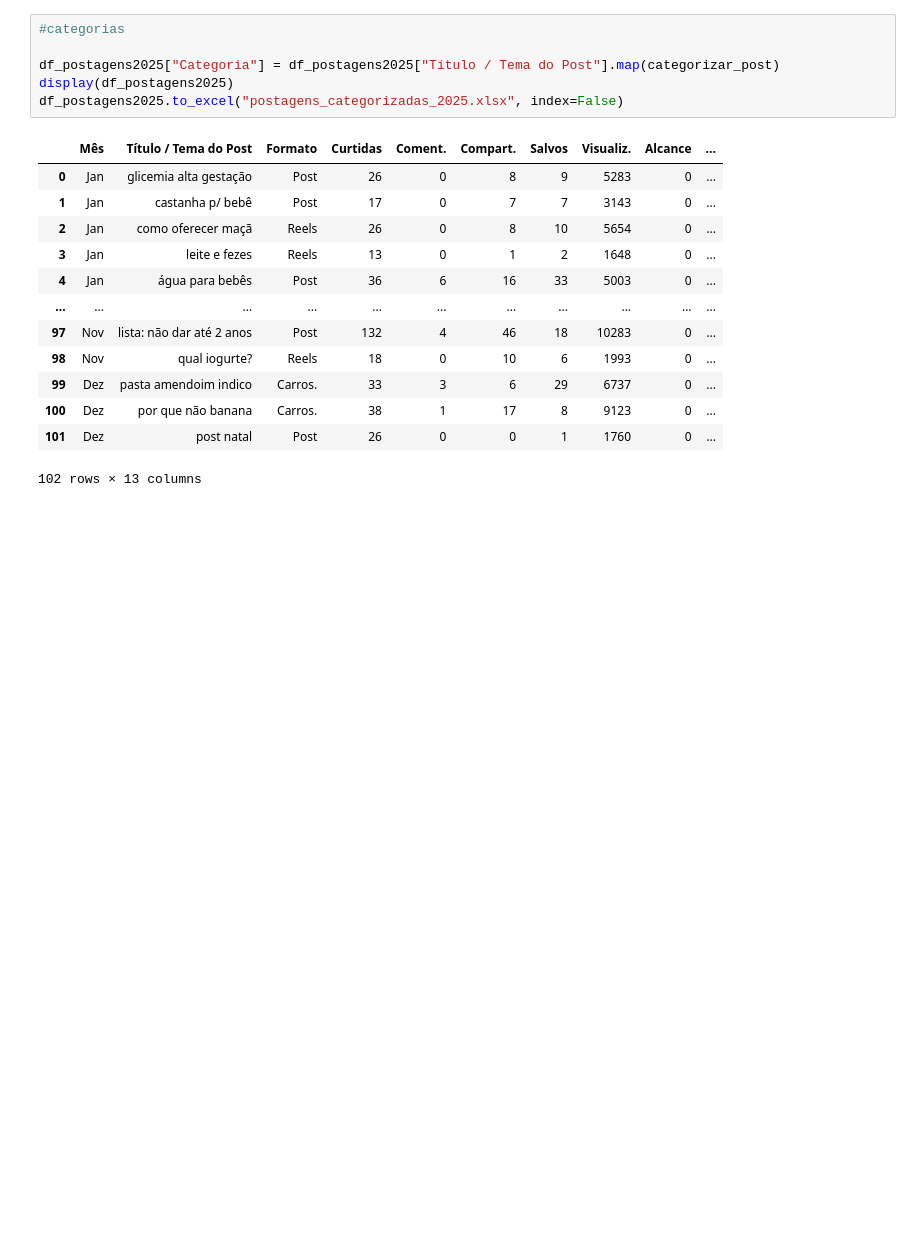
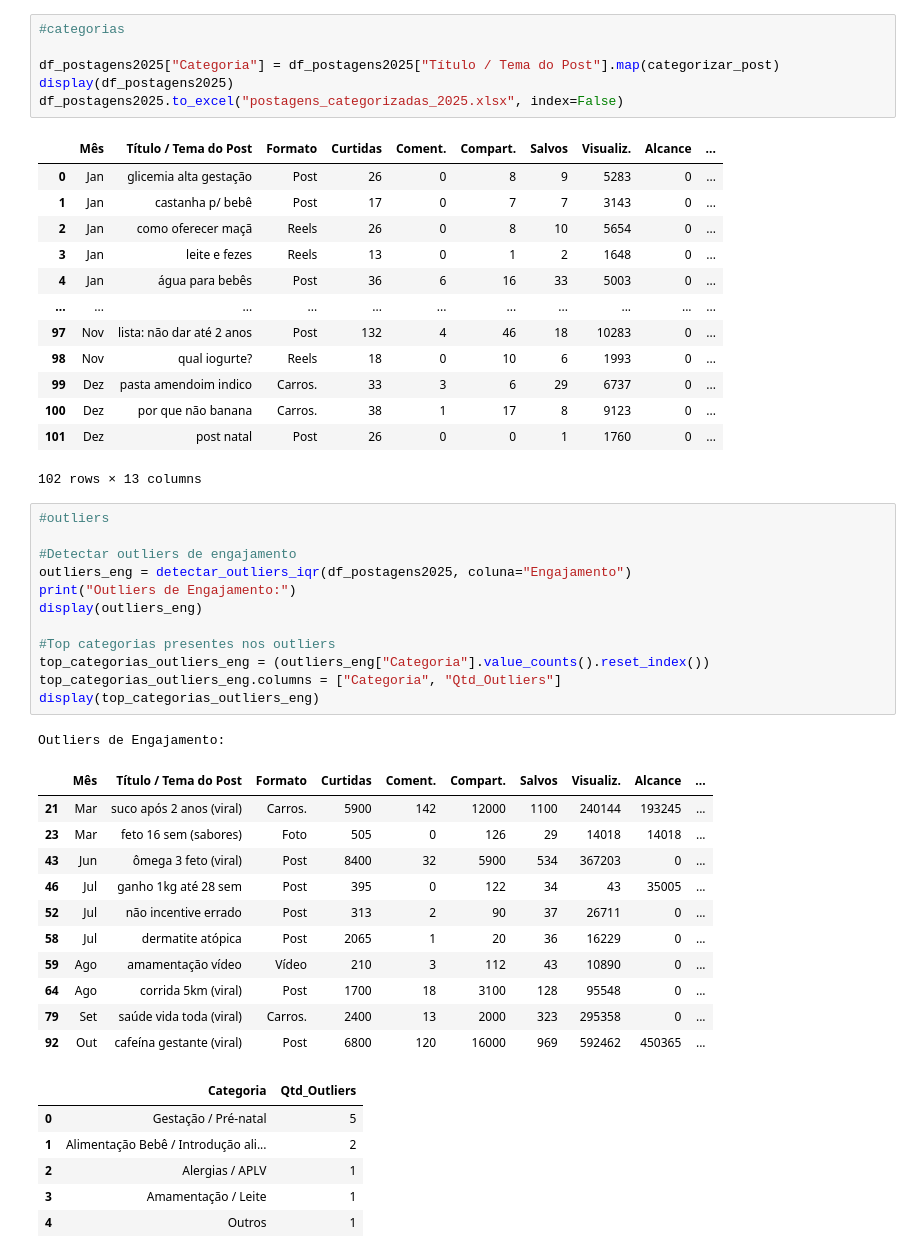
Before and after one commit to vinivasconcellos/instagram2025, a Jupyter notebook: analise_exploratoria.ipynb, the cells around one changed output. Saved outputs shown, nothing was run; the diff lists cells and outputs as text; blank space fills up the shorter version.

Commit message:
Adding outliers calculation and comparing differences in engajament

```diff
--- a/analise_exploratoria.ipynb
+++ b/analise_exploratoria.ipynb
@@ -142,3 +143,34 @@ df_postagens2025.to_excel("postagens_categorizadas_2025.xlsx", index=False)
 | 100 | Dez | por que não banana | Carros. | 38 | 1 | 17 | 8 | 9123 | 0 | ... |
 | 101 | Dez | post natal | Post | 26 | 0 | 0 | 1 | 1760 | 0 | ... |
 102 rows × 13 columns
+# %%
+#outliers
+
+#Detectar outliers de engajamento
+outliers_eng = detectar_outliers_iqr(df_postagens2025, coluna="Engajamento")
+print("Outliers de Engajamento:")
+display(outliers_eng)
+
+#Top categorias presentes nos outliers
+top_categorias_outliers_eng = (outliers_eng["Categoria"].value_counts().reset_index())
+top_categorias_outliers_eng.columns = ["Categoria", "Qtd_Outliers"]
+display(top_categorias_outliers_eng)
+# %% [output]
+Outliers de Engajamento:
+|  | Mês | Título / Tema do Post | Formato | Curtidas | Coment. | Compart. | Salvos | Visualiz. | Alcance | ... |
+| 21 | Mar | suco após 2 anos (viral) | Carros. | 5900 | 142 | 12000 | 1100 | 240144 | 193245 | ... |
+| 23 | Mar | feto 16 sem (sabores) | Foto | 505 | 0 | 126 | 29 | 14018 | 14018 | ... |
+| 43 | Jun | ômega 3 feto (viral) | Post | 8400 | 32 | 5900 | 534 | 367203 | 0 | ... |
+| 46 | Jul | ganho 1kg até 28 sem | Post | 395 | 0 | 122 | 34 | 43 | 35005 | ... |
+| 52 | Jul | não incentive errado | Post | 313 | 2 | 90 | 37 | 26711 | 0 | ... |
+| 58 | Jul | dermatite atópica | Post | 2065 | 1 | 20 | 36 | 16229 | 0 | ... |
+| 59 | Ago | amamentação vídeo | Vídeo | 210 | 3 | 112 | 43 | 10890 | 0 | ... |
+| 64 | Ago | corrida 5km (viral) | Post | 1700 | 18 | 3100 | 128 | 95548 | 0 | ... |
+| 79 | Set | saúde vida toda (viral) | Carros. | 2400 | 13 | 2000 | 323 | 295358 | 0 | ... |
+| 92 | Out | cafeína gestante (viral) | Post | 6800 | 120 | 16000 | 969 | 592462 | 450365 | ... |
+|  | Categoria | Qtd_Outliers |
+| 0 | Gestação / Pré-natal | 5 |
+| 1 | Alimentação Bebê / Introdução ali... | 2 |
+| 2 | Alergias / APLV | 1 |
+| 3 | Amamentação / Leite | 1 |
+| 4 | Outros | 1 |
```
Also changed, not shown: parts of 3 cells of this notebook, 3 other files.
